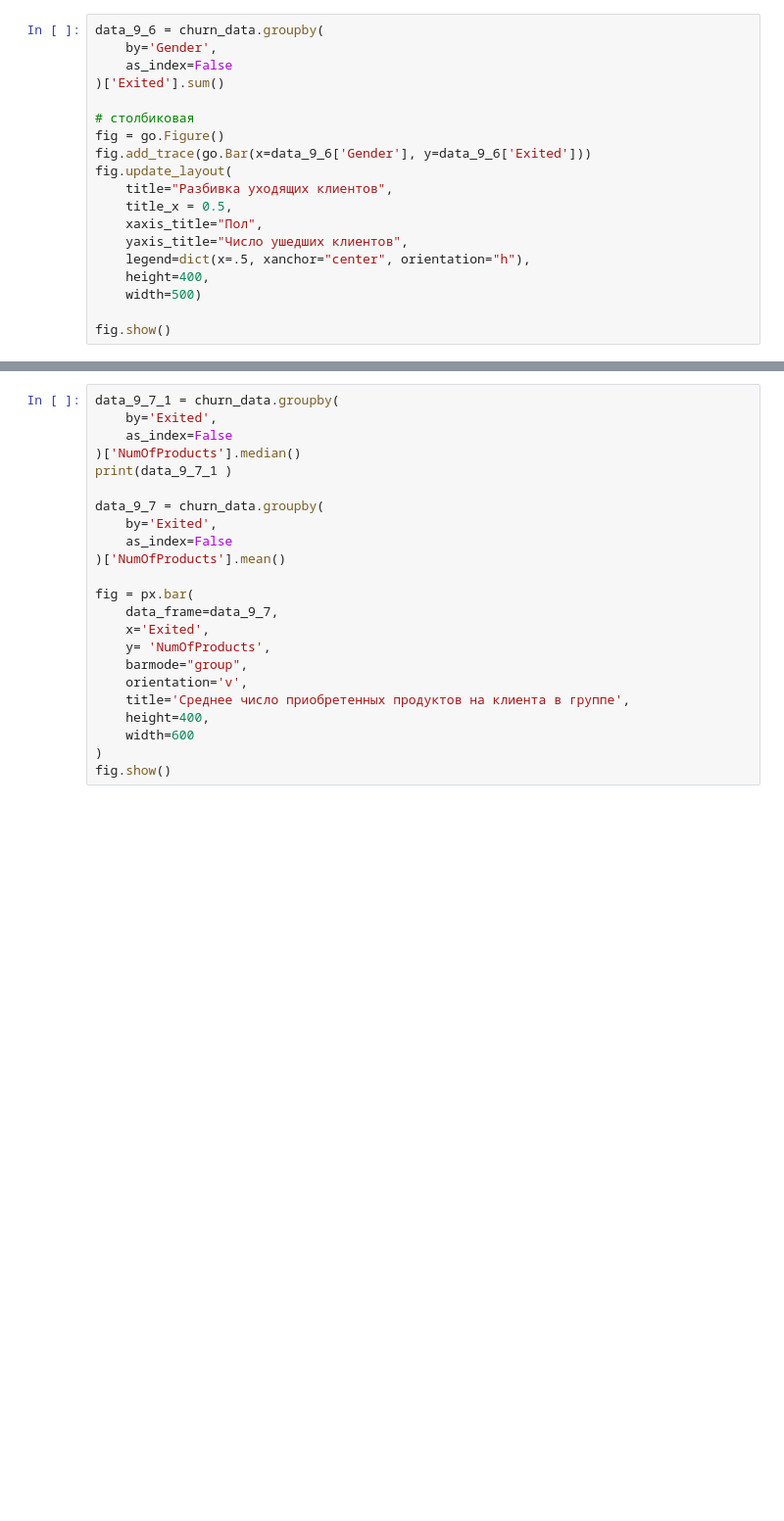
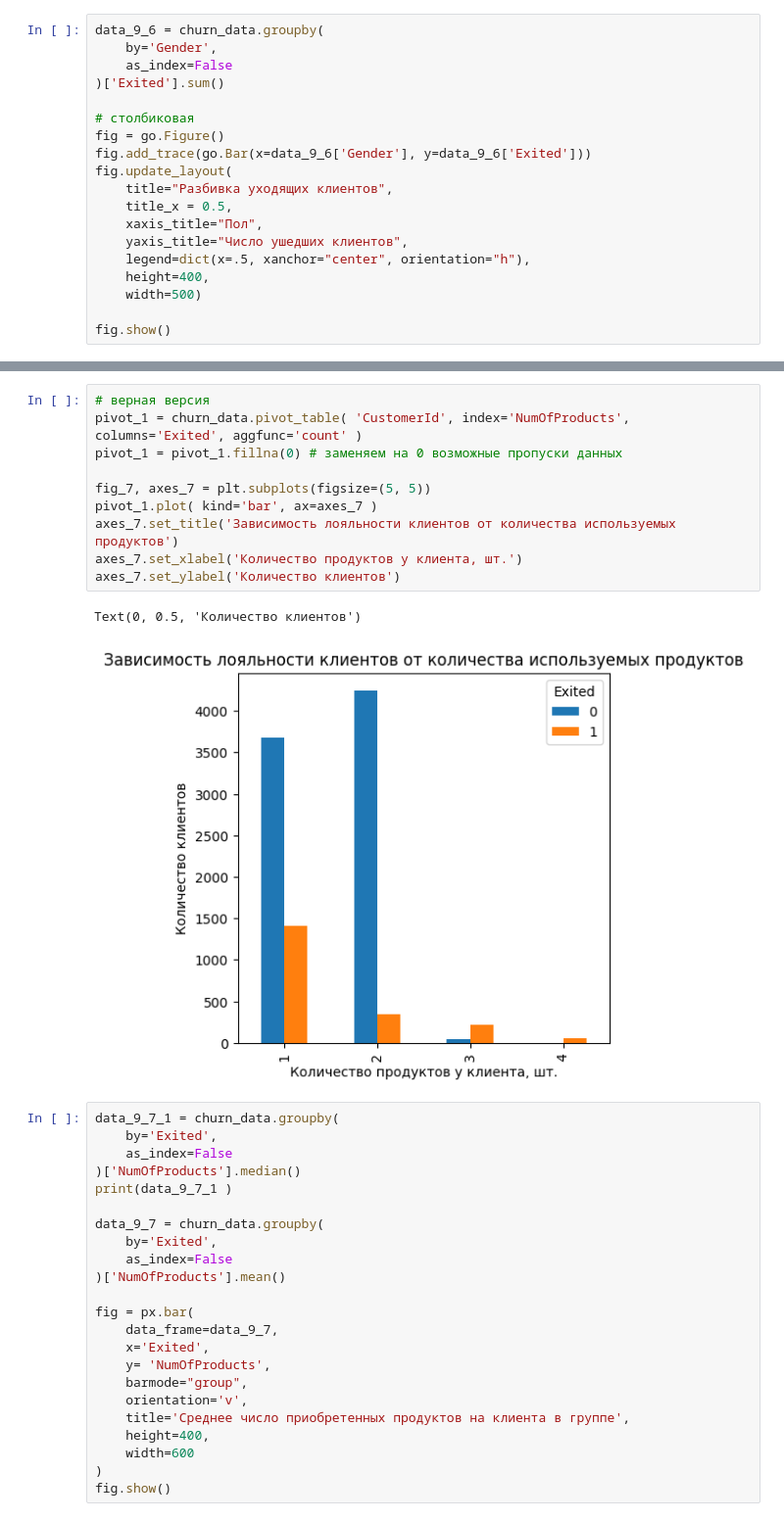
Before and after one commit to TelichkoLyudmila/SF-DS-1, a Jupyter notebook: Kaggle and other/Kaggle_clients_charts/Kaggle_clients_charts.ipynb, the cells around one changed output, grey strips where cells are left out. Shown at 98% size. Cells and saved outputs as stored; diff of their text form; blank space fills up the shorter version.

```diff
--- a/project_0/Project_0_2/Project_0_2.ipynb
+++ b/Kaggle and other/Kaggle_clients_charts/Kaggle_clients_charts.ipynb
@@ -134,3 +139,16 @@ fig.show()
+# %%
+# верная версия
+pivot_1 = churn_data.pivot_table( 'CustomerId', index='NumOfProducts', columns='Exited', aggfunc='count' )
+pivot_1 = pivot_1.fillna(0) # заменяем на 0 возможные пропуски данных
+
+fig_7, axes_7 = plt.subplots(figsize=(5, 5))
+pivot_1.plot( kind='bar', ax=axes_7 )
+axes_7.set_title('Зависимость лояльности клиентов от количества используемых продуктов')
+axes_7.set_xlabel('Количество продуктов у клиента, шт.')
+axes_7.set_ylabel('Количество клиентов')
+# %% [output]
+Text(0, 0.5, 'Количество клиентов')
+[figure, added]
 # %%
 data_9_7_1 = churn_data.groupby(
     by='Exited',
```
Also changed, not shown: parts of 4 cells of this notebook, 12 other files.
